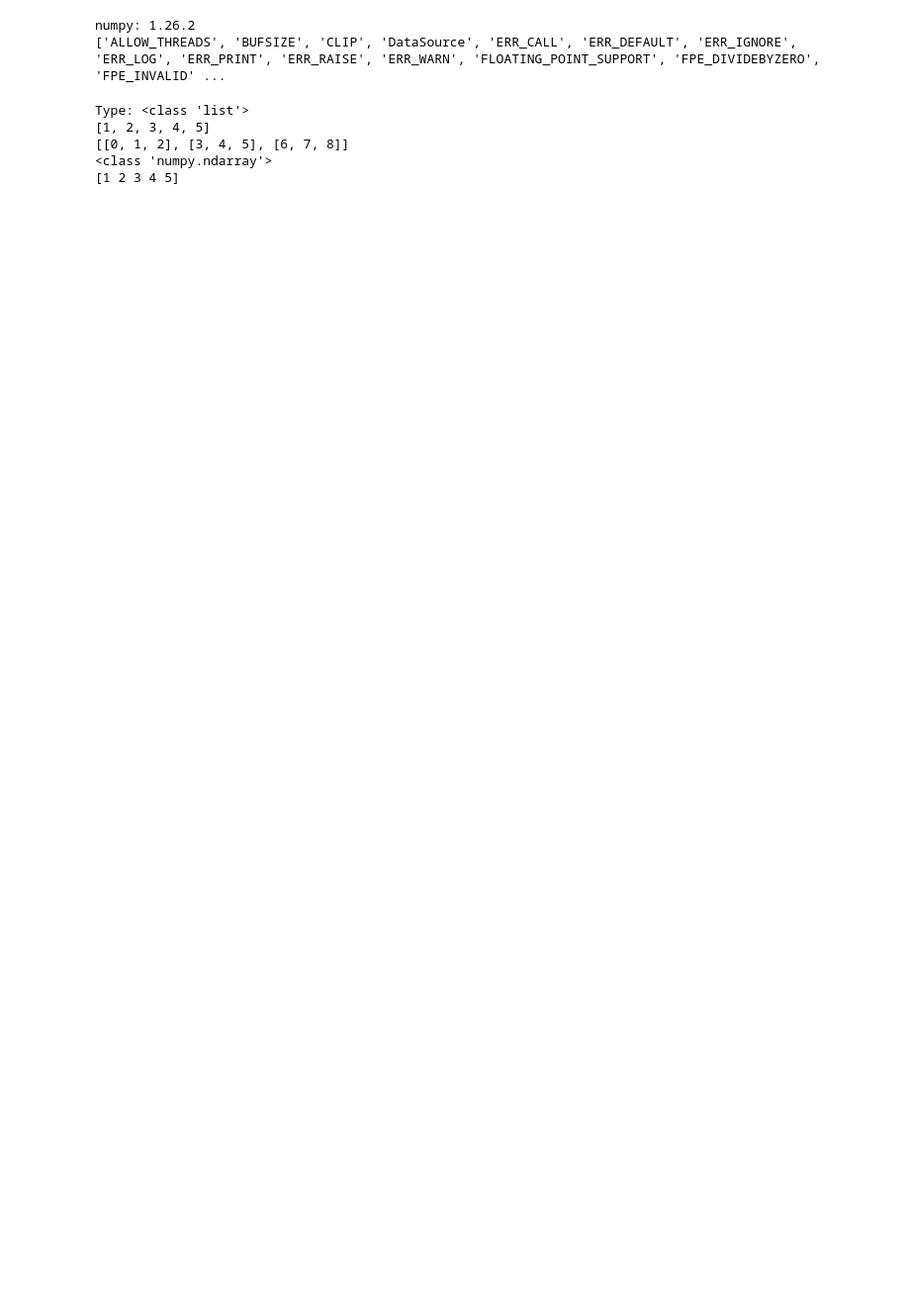
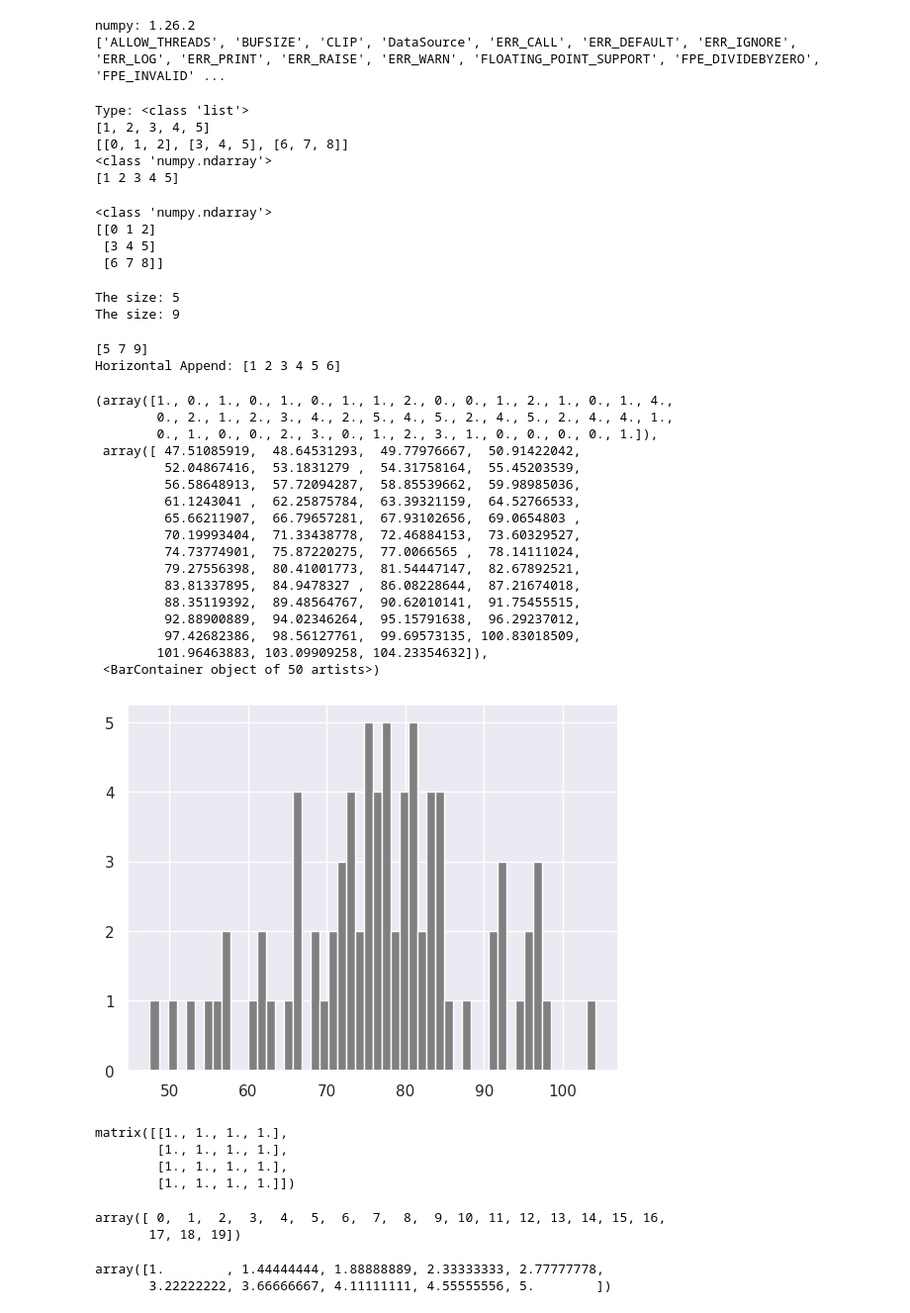
Before and after one commit to zeerau/ArewaDS-30days-of-Python, a Jupyter notebook: day_024/statistics.ipynb, the cells around one changed output. Shown at 99% size. Saved outputs shown, nothing was run; the diff lists cells and outputs as text; code cells hidden in the pictures; blank space fills up the shorter version.

```diff
--- a/day_024/statistics.ipynb
+++ b/day_024/statistics.ipynb
@@ -32,3 +32,80 @@ Type: <class 'list'>
 [[0, 1, 2], [3, 4, 5], [6, 7, 8]]
 <class 'numpy.ndarray'>
 [1 2 3 4 5]
+# %%
+two_dimensional_list = [[0,1,2], [3,4,5], [6,7,8]]
+numpy_two_dimensional_list = np.array(two_dimensional_list)
+print(type (numpy_two_dimensional_list))
+print(numpy_two_dimensional_list)
+# %% [output]
+<class 'numpy.ndarray'>
+[[0 1 2]
+ [3 4 5]
+ [6 7 8]]
+# %%
+numpy_array_from_list = np.array([1, 2, 3, 4, 5])
+two_dimensional_list = np.array([[0, 1, 2],
+                              [3, 4, 5],
+                              [6, 7, 8]])
+
+print('The size:', numpy_array_from_list.size) # 5
+print('The size:', two_dimensional_list.size)  # 3
+# %% [output]
+The size: 5
+The size: 9
+# %%
+np_list_one = np.array([1,2,3])
+np_list_two = np.array([4,5,6])
+
+print(np_list_one + np_list_two)
+
+print('Horizontal Append:', np.hstack((np_list_one, np_list_two)))
+# %% [output]
+[5 7 9]
+Horizontal Append: [1 2 3 4 5 6]
+# %%
+normal_array = np.random.normal(79, 15, 80)
+# %%
+
+import matplotlib.pyplot as plt
+import seaborn as sns
+sns.set()
+plt.hist(normal_array, color="grey", bins=50)
+# %% [output]
+(array([1., 0., 1., 0., 1., 0., 1., 1., 2., 0., 0., 1., 2., 1., 0., 1., 4.,
+        0., 2., 1., 2., 3., 4., 2., 5., 4., 5., 2., 4., 5., 2., 4., 4., 1.,
+        0., 1., 0., 0., 2., 3., 0., 1., 2., 3., 1., 0., 0., 0., 0., 1.]),
+ array([ 47.51085919,  48.64531293,  49.77976667,  50.91422042,
+         52.04867416,  53.1831279 ,  54.31758164,  55.45203539,
+         56.58648913,  57.72094287,  58.85539662,  59.98985036,
+         61.1243041 ,  62.25875784,  63.39321159,  64.52766533,
+         65.66211907,  66.79657281,  67.93102656,  69.0654803 ,
+         70.19993404,  71.33438778,  72.46884153,  73.60329527,
+         74.73774901,  75.87220275,  77.0066565 ,  78.14111024,
+         79.27556398,  80.41001773,  81.54447147,  82.67892521,
+         83.81337895,  84.9478327 ,  86.08228644,  87.21674018,
+         88.35119392,  89.48564767,  90.62010141,  91.75455515,
+         92.88900889,  94.02346264,  95.15791638,  96.29237012,
+         97.42682386,  98.56127761,  99.69573135, 100.83018509,
+        101.96463883, 103.09909258, 104.23354632]),
+ <BarContainer object of 50 artists>)
+[figure, added]
+# %%
+four_by_four_matrix = np.matrix(np.ones((4,4), dtype=float))
+four_by_four_matrix
+# %% [output]
+matrix([[1., 1., 1., 1.],
+        [1., 1., 1., 1.],
+        [1., 1., 1., 1.],
+        [1., 1., 1., 1.]])
+# %%
+whole_numbers = np.arange(0, 20, 1)
+whole_numbers
+# %% [output]
+array([ 0,  1,  2,  3,  4,  5,  6,  7,  8,  9, 10, 11, 12, 13, 14, 15, 16,
+       17, 18, 19])
+# %%
+np.linspace(1.0, 5.0, num=10)
+# %% [output]
+array([1.        , 1.44444444, 1.88888889, 2.33333333, 2.77777778,
+       3.22222222, 3.66666667, 4.11111111, 4.55555556, 5.        ])
```
Also changed, not shown: parts of 6 cells of this notebook, 1 other file.
